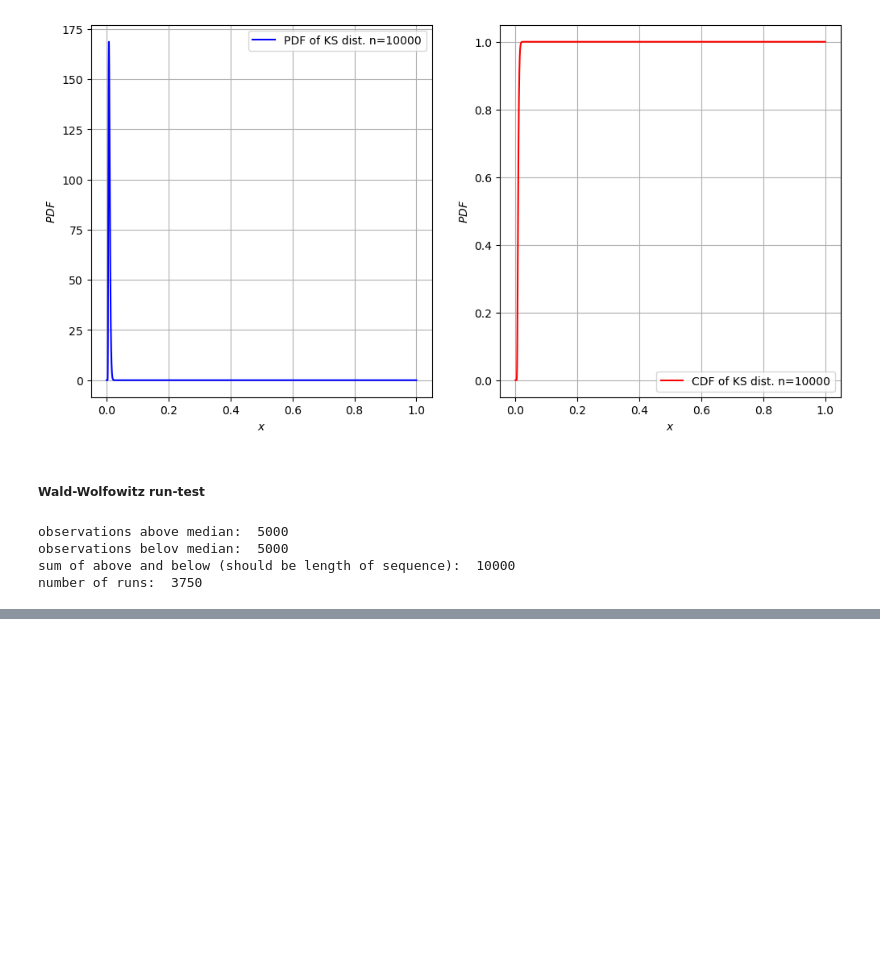
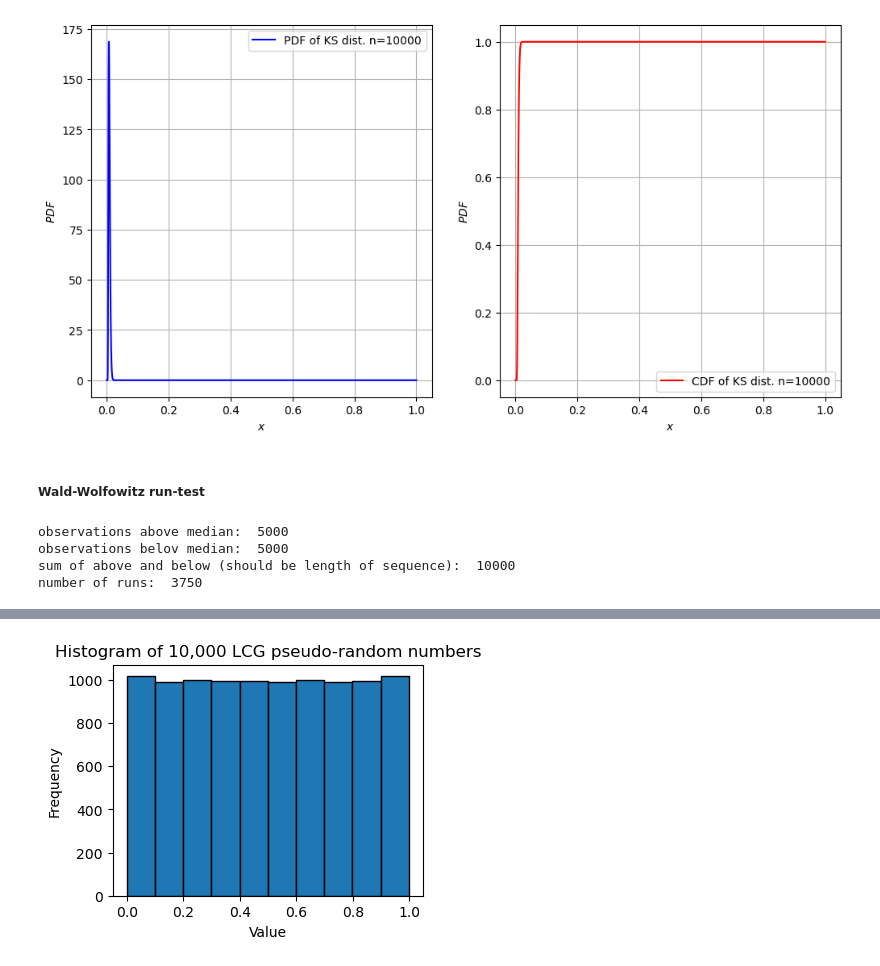
Before and after one commit to TanneSWL/Stochastic-Simulation, a Jupyter notebook: s203920/exercise1.ipynb, the cells around one changed output, grey strips where cells are left out. Cells and saved outputs as stored; diff of their text form; code cells hidden in the pictures; blank space fills up the shorter version.

```diff
--- a/s203920/exercise1.ipynb
+++ b/s203920/exercise1.ipynb
@@ -332,2 +334,94 @@ number of runs:  3750
 # %%
-### Compute test statistic and p-value from normal dist
+# Repeat experiment using improved parameter values
+# (previous choice was suboptimal; this is the final selection)
+
+from scipy.stats import chisquare, kstest
+
+
+# --- Parameters ---
+x0 = 1
+a = 41
+c = 31
+M = 512
+n = 10000
+
+numbers = LCG(x0, a, c, M, n)
+
+# --- Histogram of generated numbers ---
+plt.figure(figsize=(4,3))
+plt.hist(numbers, bins=10, edgecolor="black")
+plt.xlabel("Value")
+plt.ylabel("Frequency")
+plt.title("Histogram of 10,000 LCG pseudo-random numbers")
+plt.show()
+
+
+# ---------- Runs test: Above/Below median ----------
+# This test counts how often the sequence crosses the median value
+median = np.median(numbers)
+
+# Boolean array: True = above median, False = below
+signs = numbers > median
+
+# Count number of runs (continuous segments on one side of median)
+runs = 1 + np.sum(signs[1:] != signs[:-1])
+
+# Number of values above and below median
+n1 = np.sum(signs)
+n2 = len(signs) - n1
+
+# Expected number of runs and its standard deviation
+mu = 1 + (2 * n1 * n2) / (n1 + n2)
+sigma=np.exp(
+    (1/2)*(np.log(2)+np.log(n1)+np.log(n2)+
+           np.log(2*n1*n2 - n1 - n2)
+           - (2*np.log(n1+n2) + np.log(n1+n2 - 1))
+           )
+)
+
+# Standardized test statistic
+z = (runs - mu) / sigma
+
+print("Runs =", runs)
+print("z =", z)
+
+
+# ---------- Autocorrelation test ----------
+# Check correlation between values separated by lag h
+for h in [1, 2, 5, 10]:
+    corr = np.corrcoef(numbers[:-h], numbers[h:])[0, 1]
+    print(f"h = {h}: correlation = {corr}")
+
+
+# ---------- Scatter plot (successive values) ----------
+plt.figure(figsize=(4,3))
+plt.scatter(numbers[:-1], numbers[1:], s=2)
+plt.xlabel(r"$U_i$")
+plt.ylabel(r"$U_{i+1}$")
+plt.title("Scatter plot of successive values")
+plt.show()
+
+
+# ---------- Chi-square goodness-of-fit test ----------
+counts, _ = np.histogram(numbers, bins=10, range=(0, 1))
+expected = np.full(10, len(numbers) / 10)
+
+chi2, p = chisquare(counts, expected)
+
+print("Chi-square statistic =", chi2)
+print("p-value =", p)
+
+
+# ---------- Kolmogorov–Smirnov test ----------
+ks, p = kstest(numbers, 'uniform')
+
+print("KS statistic =", ks)
+print("p-value =", p)
+
+
+# ---------- Autocorrelation test (repeated check) ----------
+for h in [1, 2, 5, 10]:
+    corr = np.corrcoef(numbers[:-h], numbers[h:])[0, 1]
+    print(f"h = {h}: correlation = {corr}")
+# %% [output]
+[figure, added]
```
Also changed, not shown: parts of 6 cells of this notebook, 5 other files.
